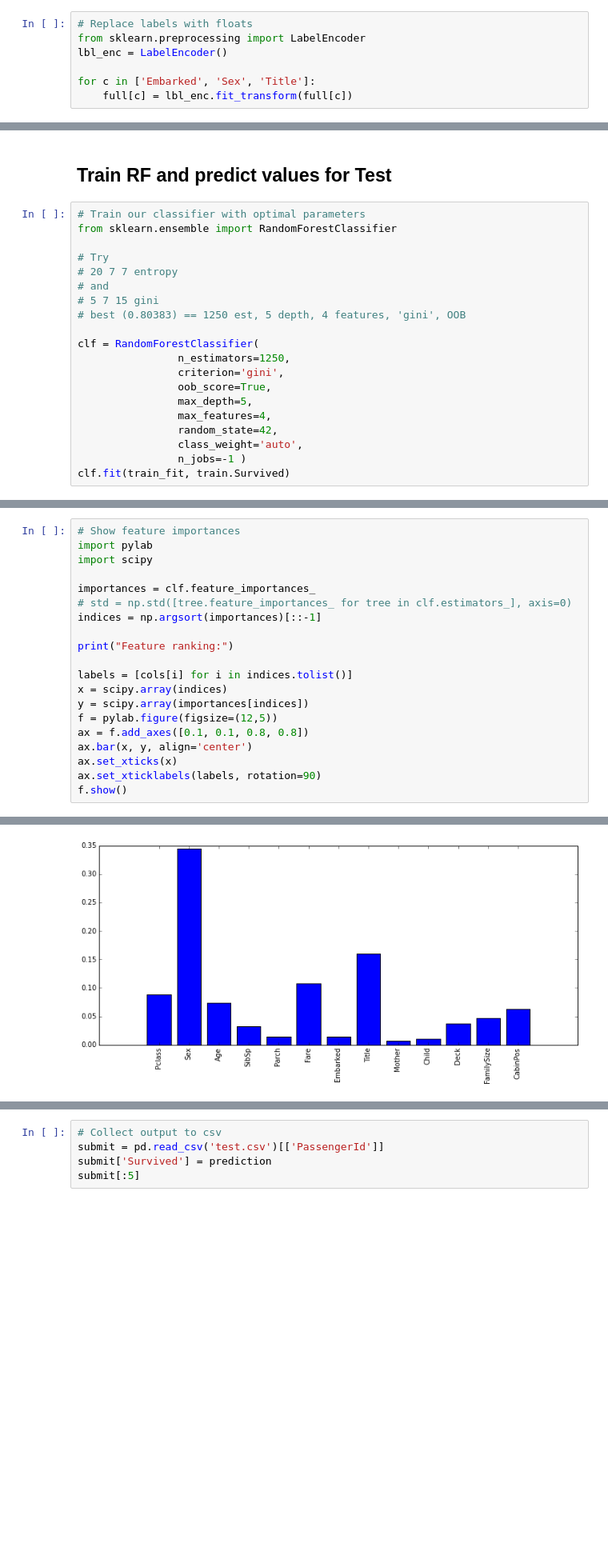
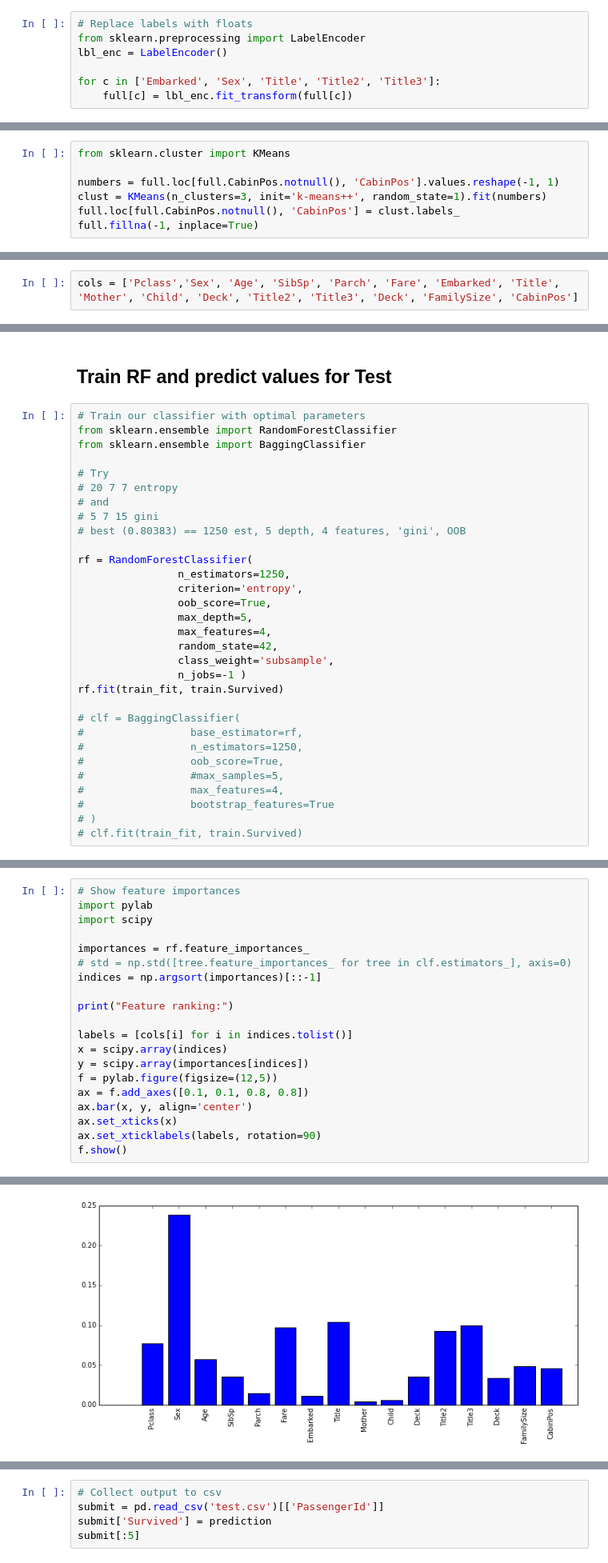
Before and after one commit to sergeyshilin/kaggle, a Jupyter notebook: titanic/Titanic.ipynb, the cells around one changed output, grey strips where cells are left out. Shown at 80% size. Saved outputs shown, nothing was run; the diff lists cells and outputs as text; blank space fills up the shorter version.

```diff
--- a/titanic/Titanic.ipynb
+++ b/titanic/Titanic.ipynb
@@ -135,7 +137,7 @@ full.CabinPos = full.CabinPos.fillna(-1)
 from sklearn.preprocessing import LabelEncoder
 lbl_enc = LabelEncoder()
 
-for c in ['Embarked', 'Sex', 'Title']:
+for c in ['Embarked', 'Sex', 'Title', 'Title2', 'Title3']:
     full[c] = lbl_enc.fit_transform(full[c])
 # %%
 # Predict missing Fare values
@@ -161,6 +163,13 @@ cols = ['Pclass', 'Fare']
 clf = DecisionTreeClassifier(max_depth=5)
 clf = clf.fit(full[cols].loc[full.Deck.notnull()], full.loc[full.Deck.notnull()].Deck)
 full.loc[full.Deck.isnull(), 'Deck'] = clf.predict(full[cols].loc[full.Deck.isnull()])
+# %%
+from sklearn.cluster import KMeans
+
+numbers = full.loc[full.CabinPos.notnull(), 'CabinPos'].values.reshape(-1, 1)
+clust = KMeans(n_clusters=3, init='k-means++', random_state=1).fit(numbers)
+full.loc[full.CabinPos.notnull(), 'CabinPos'] = clust.labels_
+full.fillna(-1, inplace=True)
 # %%
 # Replace labels with floats
 from sklearn.preprocessing import LabelEncoder
@@ -182,6 +191,8 @@ train_filled = full.loc[full.PassengerId < 892]
 test_filled = full.loc[full.PassengerId >= 892]
 # %%
 cols = ['Pclass', 'Sex', 'Age', 'SibSp', 'Parch', 'Fare', 'Embarked', 'Title', 'Mother', 'Child', 'Deck', 'FamilySize', 'CabinPos']
+# %%
+cols = ['Pclass','Sex', 'Age', 'SibSp', 'Parch', 'Fare', 'Embarked', 'Title', 'Mother', 'Child', 'Deck', 'Title2', 'Title3', 'Deck', 'FamilySize', 'CabinPos']
 # %% [markdown]
 #### 4. Scale data
 # %%
@@ -235,6 +249,7 @@ best_params: {'n_estimators': 10, 'max_features': None, 'criterion': 'entropy',
 # %%
 # Train our classifier with optimal parameters
 from sklearn.ensemble import RandomForestClassifier
+from sklearn.ensemble import BaggingClassifier
 
 # Try
 # 20 7 7 entropy
@@ -242,14 +257,24 @@ from sklearn.ensemble import RandomForestClassifier
 # 5 7 15 gini
 # best (0.80383) == 1250 est, 5 depth, 4 features, 'gini', OOB
 
-clf = RandomForestClassifier(
+rf = RandomForestClassifier(
                 n_estimators=1250,
-                criterion='gini',
+                criterion='entropy',
                 oob_score=True,
                 max_depth=5,
                 max_features=4,
                 random_state=42,
-                class_weight='auto',
+                class_weight='subsample',
                 n_jobs=-1 )
-clf.fit(train_fit, train.Survived)
+rf.fit(train_fit, train.Survived)
+
+# clf = BaggingClassifier(
+#                 base_estimator=rf,
+#                 n_estimators=1250,
+#                 oob_score=True,
+#                 #max_samples=5,
+#                 max_features=4,
+#                 bootstrap_features=True
+# )
+# clf.fit(train_fit, train.Survived)
 # %% [output]
@@ -261,23 +286,23 @@ RandomForestClassifier(bootstrap=True, class_weight='auto', criterion='gini',
 # %%
 # Show feature importances
 import pylab
 import scipy
 
-importances = clf.feature_importances_
+importances = rf.feature_importances_
 # std = np.std([tree.feature_importances_ for tree in clf.estimators_], axis=0)
 indices = np.argsort(importances)[::-1]
 
 print("Feature ranking:")
 
 labels = [cols[i] for i in indices.tolist()]
 x = scipy.array(indices)
 y = scipy.array(importances[indices])
 f = pylab.figure(figsize=(12,5))
 ax = f.add_axes([0.1, 0.1, 0.8, 0.8])
 ax.bar(x, y, align='center')
 ax.set_xticks(x)
 ax.set_xticklabels(labels, rotation=90)
 f.show()
 # %% [output]
 Feature ranking:
-[figure, old version]
+[figure, new version]
```
Also changed, not shown: parts of 9 cells of this notebook.
